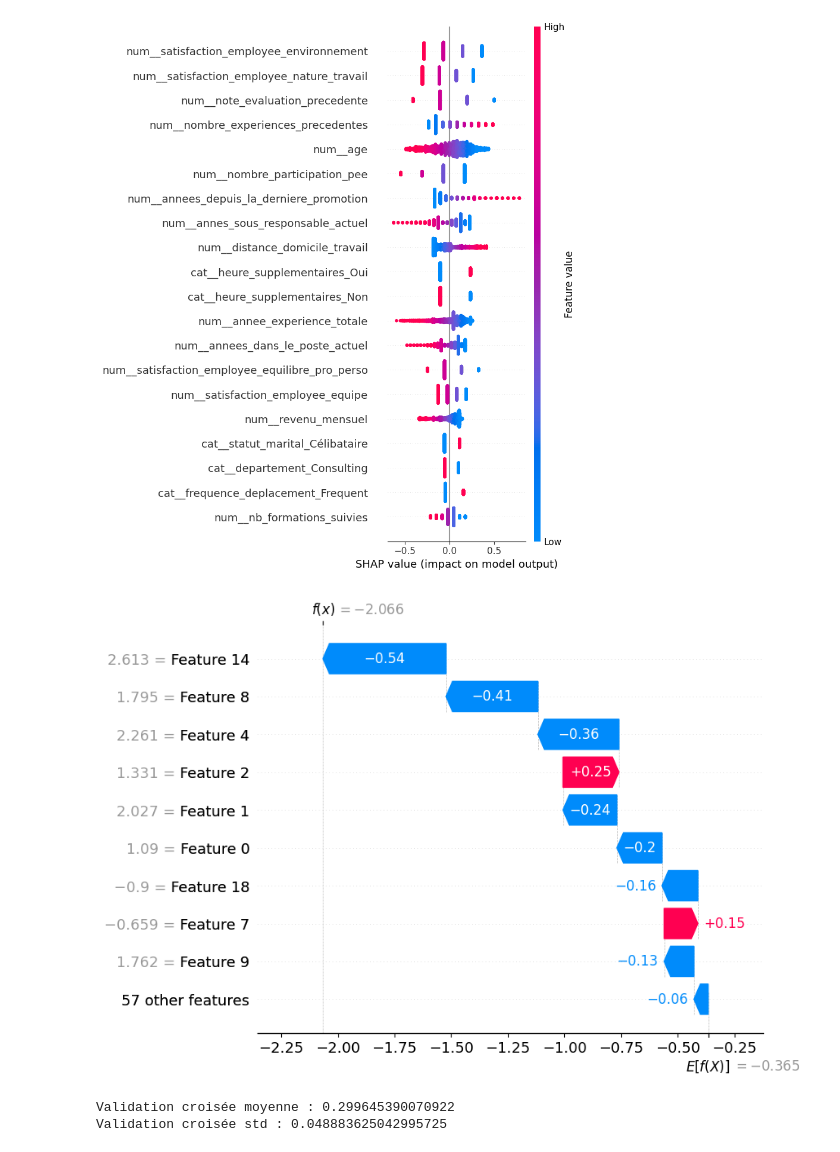
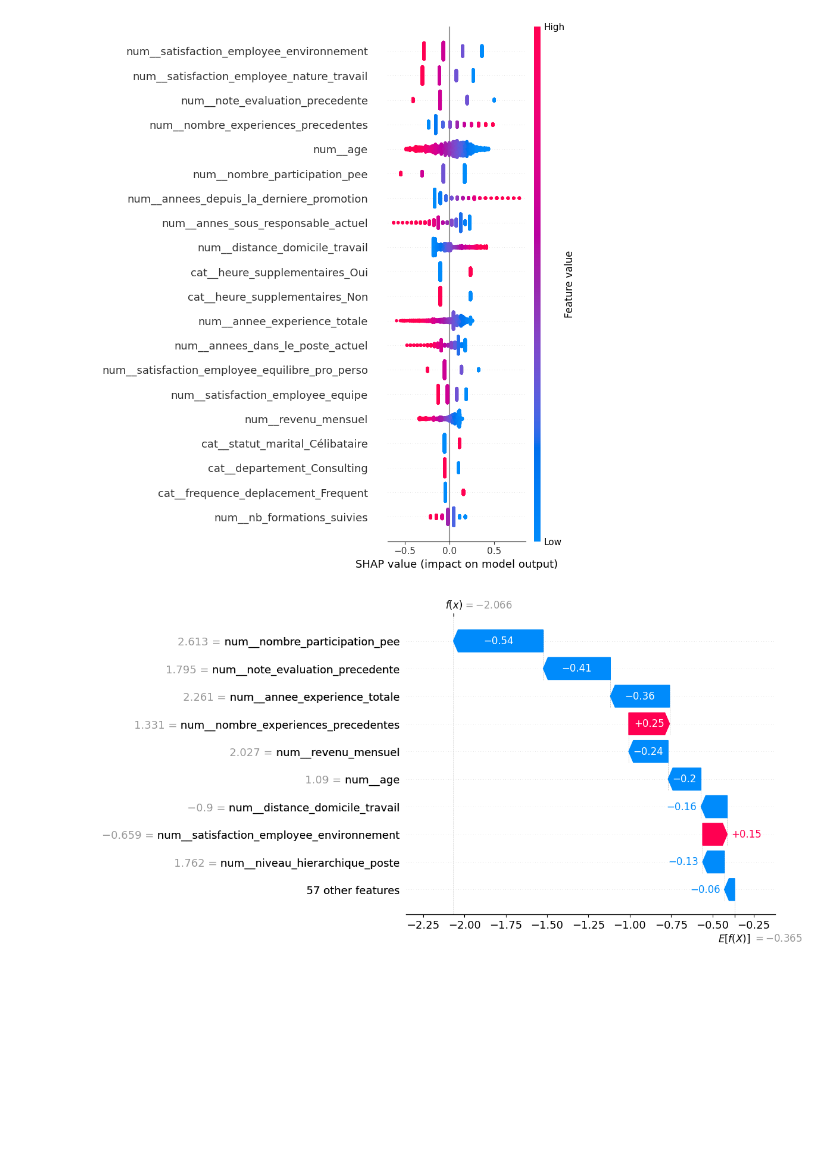
Before and after one commit to sjbl69/Technovaa, a Jupyter notebook: notebooks/02_Modeling_and_SHAP.ipynb, the cells around one changed output. Saved outputs shown, nothing was run; the diff lists cells and outputs as text; code cells hidden in the pictures; blank space fills up the shorter version.

```diff
--- a/notebooks/02_Modeling_and_SHAP.ipynb
+++ b/notebooks/02_Modeling_and_SHAP.ipynb
@@ -412,24 +456,19 @@ shap.summary_plot(
 # %%
 # 23/ Individu analysé
 
 # Objectif : Expliquer la prédiction du modèle pour un employé spécifique.
 # Pourquoi ? Le graphique waterfall décompose la prédiction en contributions individuelles
 # de chaque variable, permettant de comprendre pourquoi cet employé est considéré à risque ou non.
 # Résultat : Les barres rouges augmentent la probabilité de départ,
 # les barres bleues la diminuent. On obtient une interprétation locale claire et exploitable.
 
-shap.plots.waterfall(shap_values[0])
+shap.plots.waterfall(
+    shap.Explanation(
+        values=shap_values[0].values,
+        base_values=shap_values.base_values[0],
+        data=X_train_shap.iloc[0],
+        feature_names=feature_names
+    )
+)
 # %% [output]
-[figure, old version]
+[figure, new version]
-# %%
-# 24/ Validation croisée – moyenne & écart-type
-
-# Objectif : Évaluer la robustesse du modèle via validation croisée.
-# Pourquoi ? Cela permet de vérifier que les performances ne dépendent pas d’un seul découpage train/test.
-# Résultat : On obtient une moyenne et un écart-type des métriques, indiquant la stabilité du modèle.
-
-print("Validation croisée moyenne :", scores.mean())
-print("Validation croisée std :", scores.std())
-# %% [output]
-Validation croisée moyenne : 0.299645390070922
-Validation croisée std : 0.048883625042995725
```
Also changed, not shown: parts of 3 cells of this notebook.
